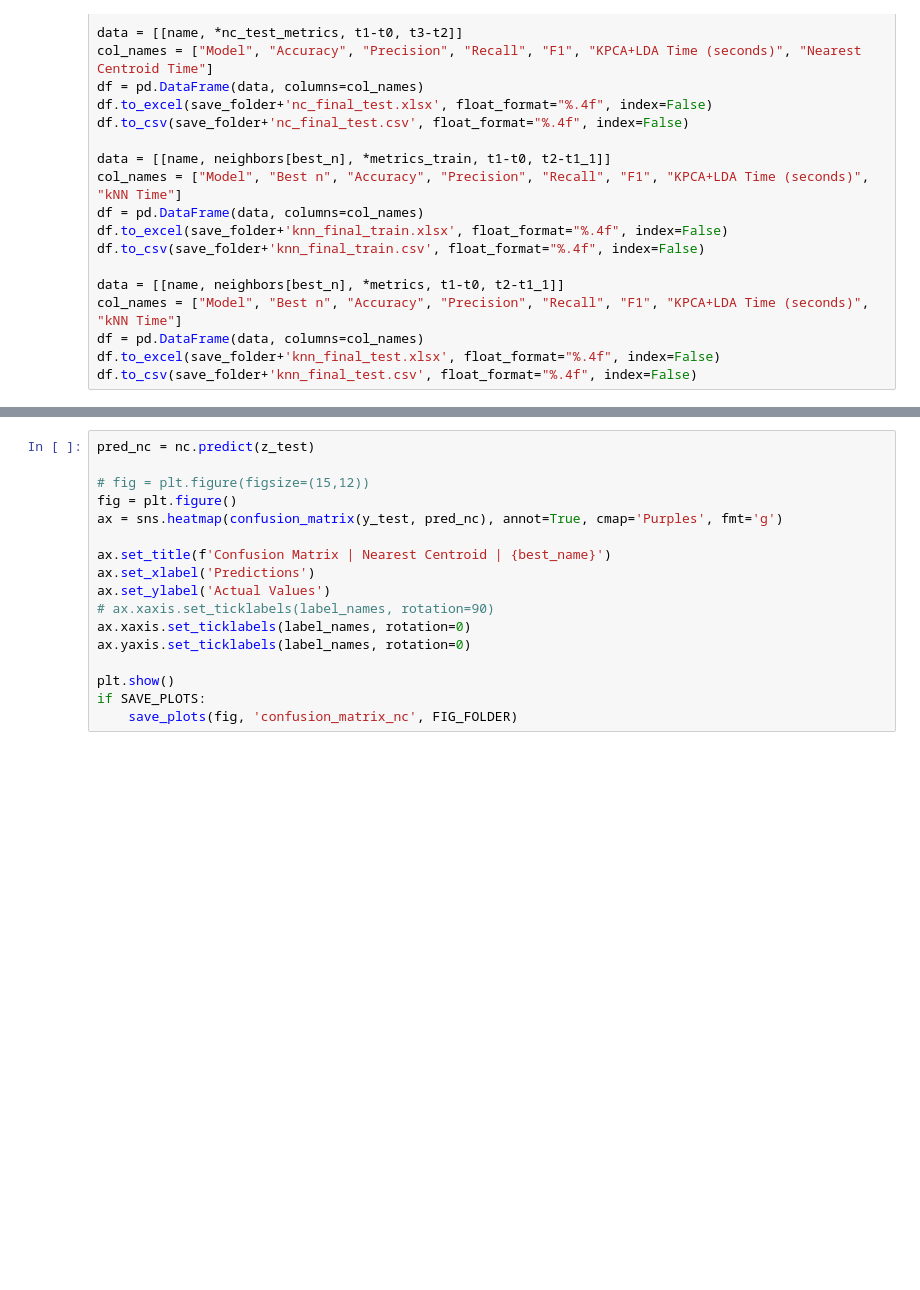
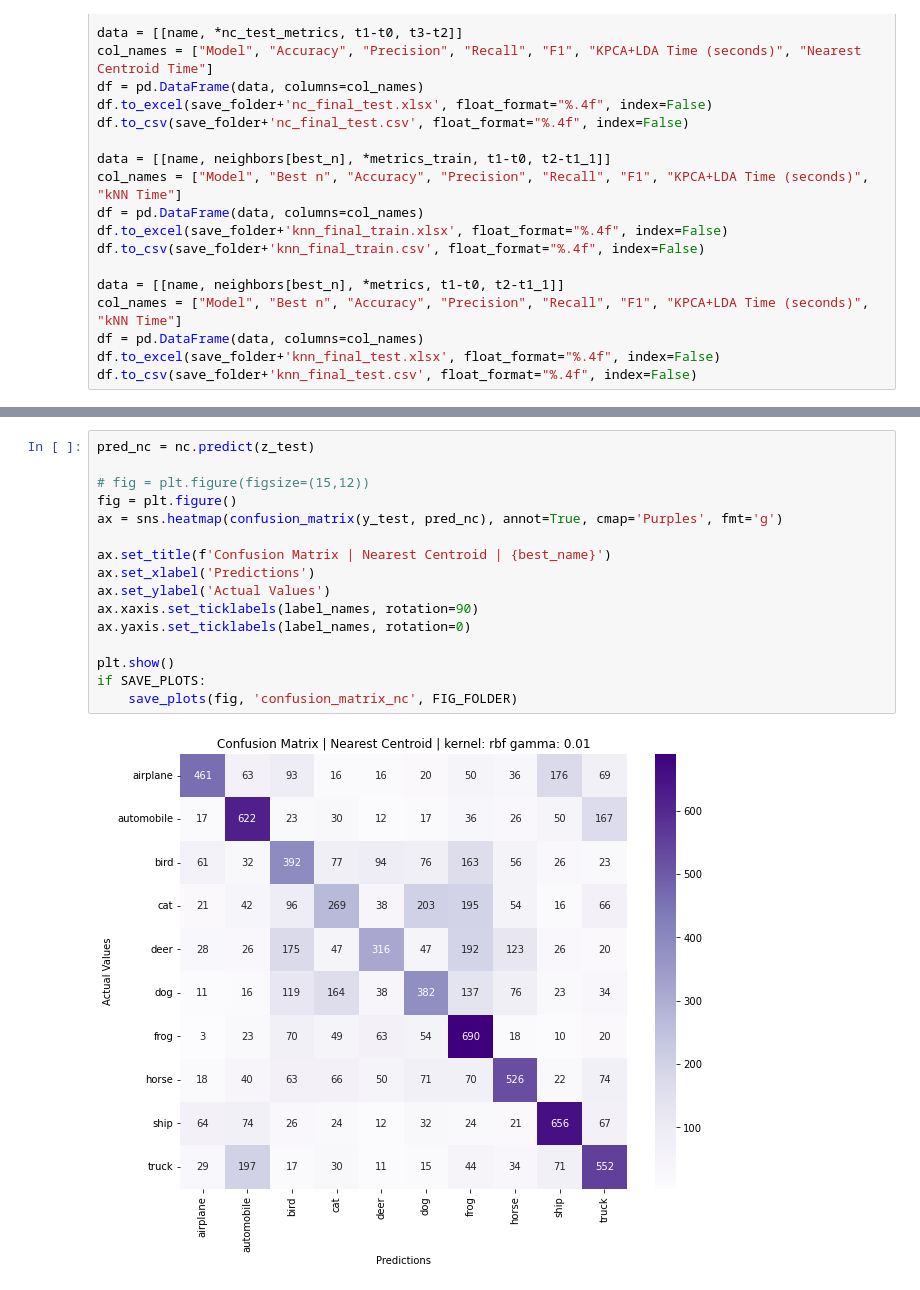
Before and after one commit to EKostinoudis/CI_SL_project, a Jupyter notebook: cifar_kpca_lda.ipynb, the cells around one changed output, grey strips where cells are left out. Saved outputs shown, nothing was run; the diff lists cells and outputs as text; blank space fills up the shorter version.

```diff
--- a/cifar_kpca_lda.ipynb
+++ b/cifar_kpca_lda.ipynb
@@ -351,20 +350,21 @@ if SAVE_PLOTS:
 # %%
 pred_nc = nc.predict(z_test)
 
 # fig = plt.figure(figsize=(15,12))
 fig = plt.figure()
 ax = sns.heatmap(confusion_matrix(y_test, pred_nc), annot=True, cmap='Purples', fmt='g')
 
 ax.set_title(f'Confusion Matrix | Nearest Centroid | {best_name}')
 ax.set_xlabel('Predictions')
 ax.set_ylabel('Actual Values')
-# ax.xaxis.set_ticklabels(label_names, rotation=90)
-ax.xaxis.set_ticklabels(label_names, rotation=0)
+ax.xaxis.set_ticklabels(label_names, rotation=90)
 ax.yaxis.set_ticklabels(label_names, rotation=0)
 
 plt.show()
 if SAVE_PLOTS:
     save_plots(fig, 'confusion_matrix_nc', FIG_FOLDER)
+# %% [output]
+[figure, added]
 # %%
 from math import ceil
 
```
Also changed, not shown: parts of 11 cells of this notebook, 1 other file.
